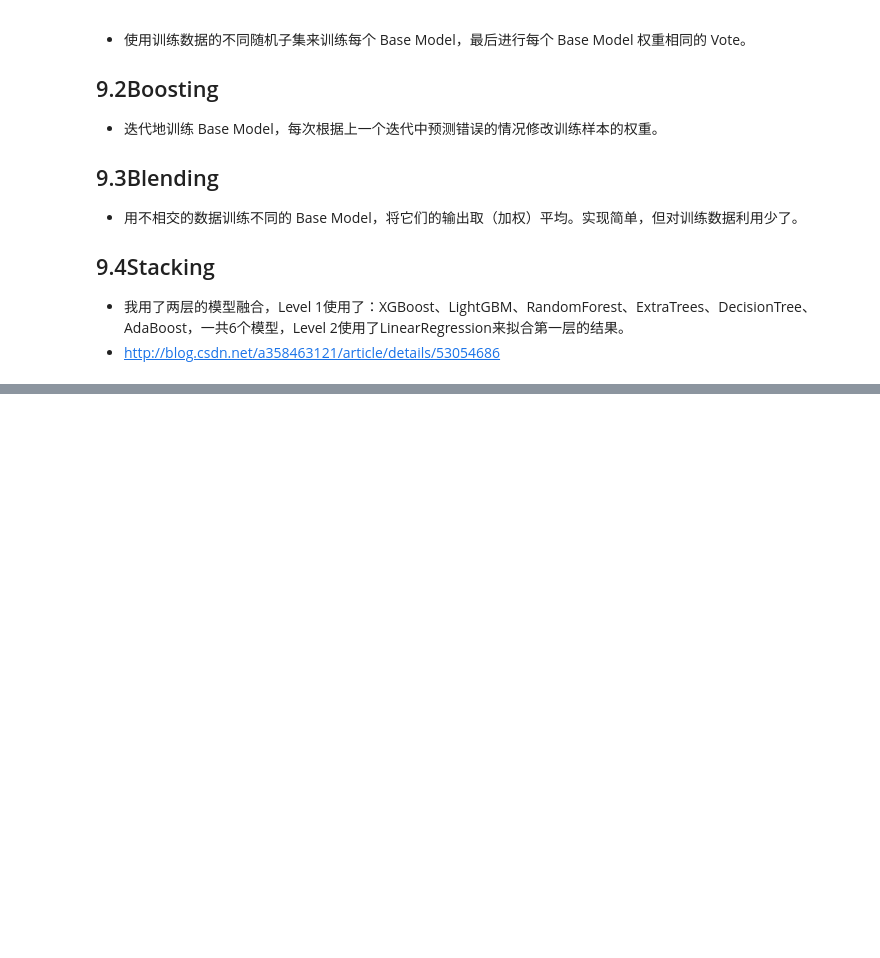
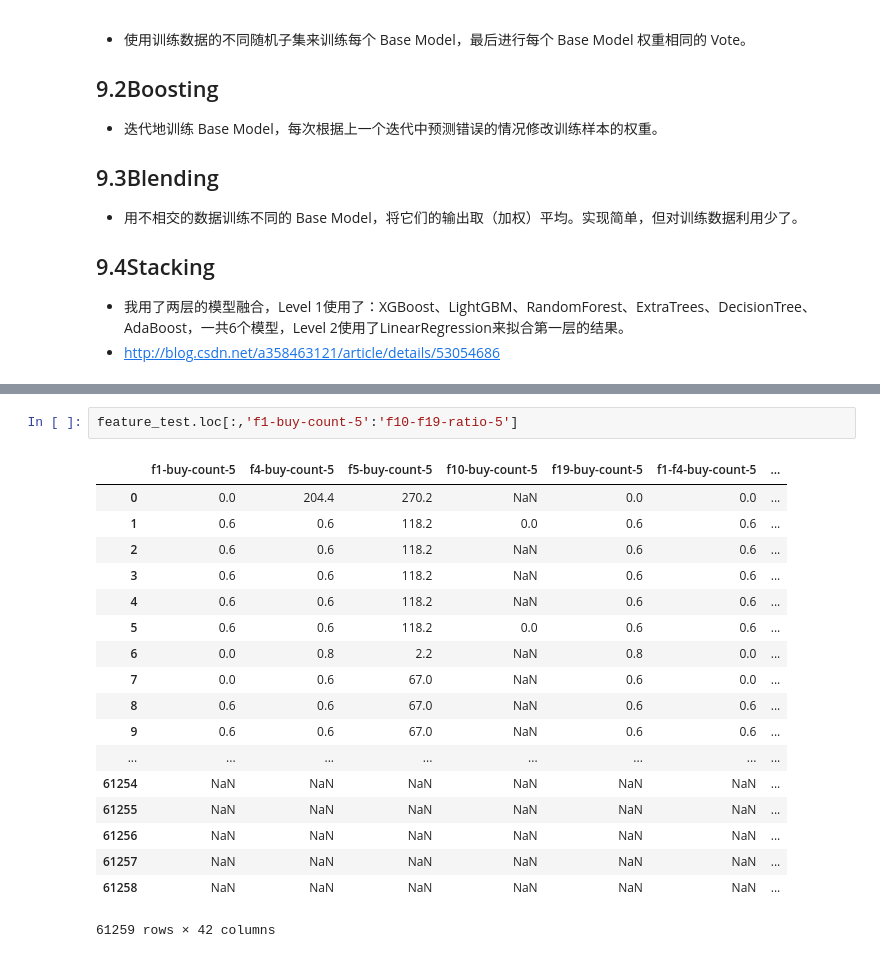
Before and after one commit to glqglq/data_mining_competition, a Jupyter notebook: IJCAI18/3.jupyter/4.TrainModels.ipynb, the cells around one changed output, grey strips where cells are left out. Drawn from its saved outputs; the diff is of its cells as text; blank space fills up the shorter version.

```diff
--- a/IJCAI18/3.jupyter/4.TrainModels.ipynb
+++ b/IJCAI18/3.jupyter/4.TrainModels.ipynb
@@ -451,0 +625,21 @@ dtype: int64
+# %%
+feature_test.loc[:,'f1-buy-count-5':'f10-f19-ratio-5']
+# %% [output]
+|  | f1-buy-count-5 | f4-buy-count-5 | f5-buy-count-5 | f10-buy-count-5 | f19-buy-count-5 | f1-f4-buy-count-5 | ... |
+| 0 | 0.0 | 204.4 | 270.2 | NaN | 0.0 | 0.0 | ... |
+| 1 | 0.6 | 0.6 | 118.2 | 0.0 | 0.6 | 0.6 | ... |
+| 2 | 0.6 | 0.6 | 118.2 | NaN | 0.6 | 0.6 | ... |
+| 3 | 0.6 | 0.6 | 118.2 | NaN | 0.6 | 0.6 | ... |
+| 4 | 0.6 | 0.6 | 118.2 | NaN | 0.6 | 0.6 | ... |
+| 5 | 0.6 | 0.6 | 118.2 | 0.0 | 0.6 | 0.6 | ... |
+| 6 | 0.0 | 0.8 | 2.2 | NaN | 0.8 | 0.0 | ... |
+| 7 | 0.0 | 0.6 | 67.0 | NaN | 0.6 | 0.0 | ... |
+| 8 | 0.6 | 0.6 | 67.0 | NaN | 0.6 | 0.6 | ... |
+| 9 | 0.6 | 0.6 | 67.0 | NaN | 0.6 | 0.6 | ... |
+| ... | ... | ... | ... | ... | ... | ... | ... |
+| 61254 | NaN | NaN | NaN | NaN | NaN | NaN | ... |
+| 61255 | NaN | NaN | NaN | NaN | NaN | NaN | ... |
+| 61256 | NaN | NaN | NaN | NaN | NaN | NaN | ... |
+| 61257 | NaN | NaN | NaN | NaN | NaN | NaN | ... |
+| 61258 | NaN | NaN | NaN | NaN | NaN | NaN | ... |
+61259 rows × 42 columns
```
Also changed, not shown: parts of 60 cells of this notebook, 39 other files.
